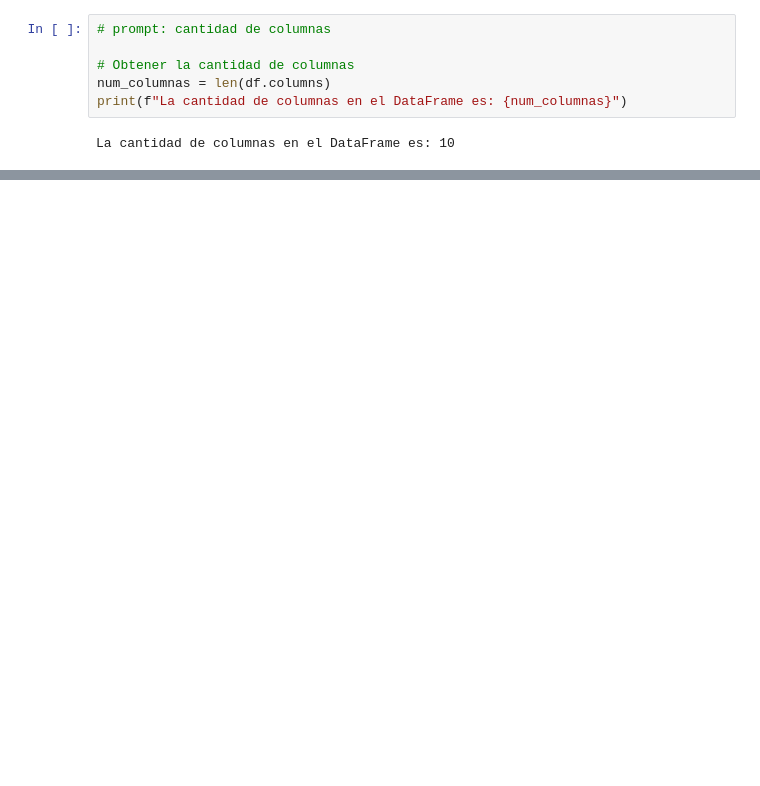
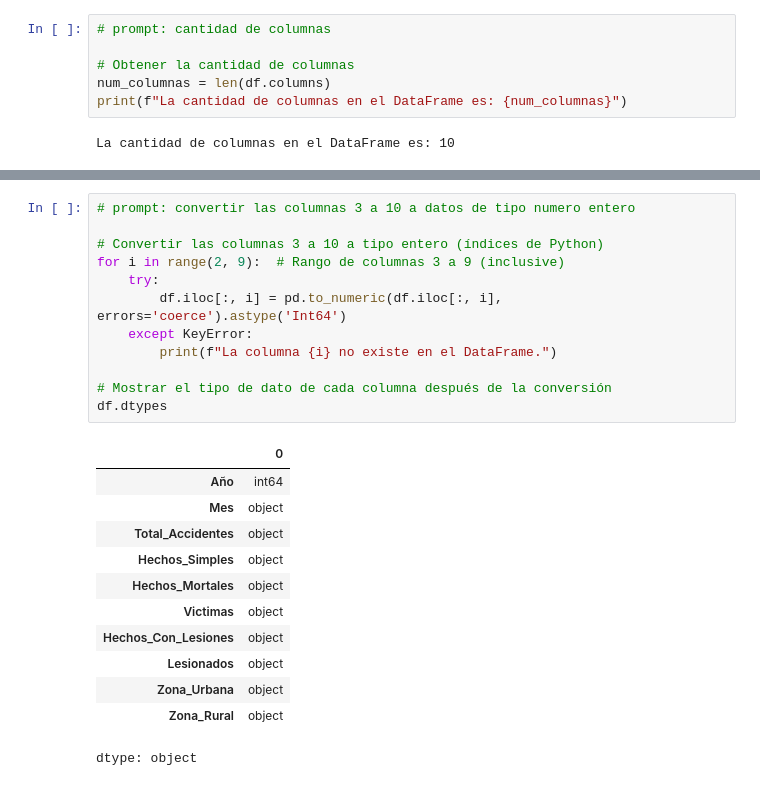
Before and after one commit to anaramos3808/nuevo-repositorio, a Jupyter notebook: V2_Accidentes.ipynb, the cells around one changed output, grey strips where cells are left out. Saved outputs shown, nothing was run; the diff lists cells and outputs as text; blank space fills up the shorter version.

```diff
--- a/V2_Accidentes.ipynb
+++ b/V2_Accidentes.ipynb
@@ -215,0 +245,25 @@ df.head(15)
+# %%
+# prompt: convertir las columnas 3 a 10 a datos de tipo numero entero
+
+# Convertir las columnas 3 a 10 a tipo entero (índices de Python)
+for i in range(2, 9):  # Rango de columnas 3 a 9 (inclusive)
+    try:
+        df.iloc[:, i] = pd.to_numeric(df.iloc[:, i], errors='coerce').astype('Int64')
+    except KeyError:
+        print(f"La columna {i} no existe en el DataFrame.")
+
+# Mostrar el tipo de dato de cada columna después de la conversión
+df.dtypes
+# %% [output]
+|  | 0 |
+| Año | int64 |
+| Mes | object |
+| Total_Accidentes | object |
+| Hechos_Simples | object |
+| Hechos_Mortales | object |
+| Victimas | object |
+| Hechos_Con_Lesiones | object |
+| Lesionados | object |
+| Zona_Urbana | object |
+| Zona_Rural | object |
+dtype: object
```
Also changed, not shown: parts of 3 cells of this notebook.
